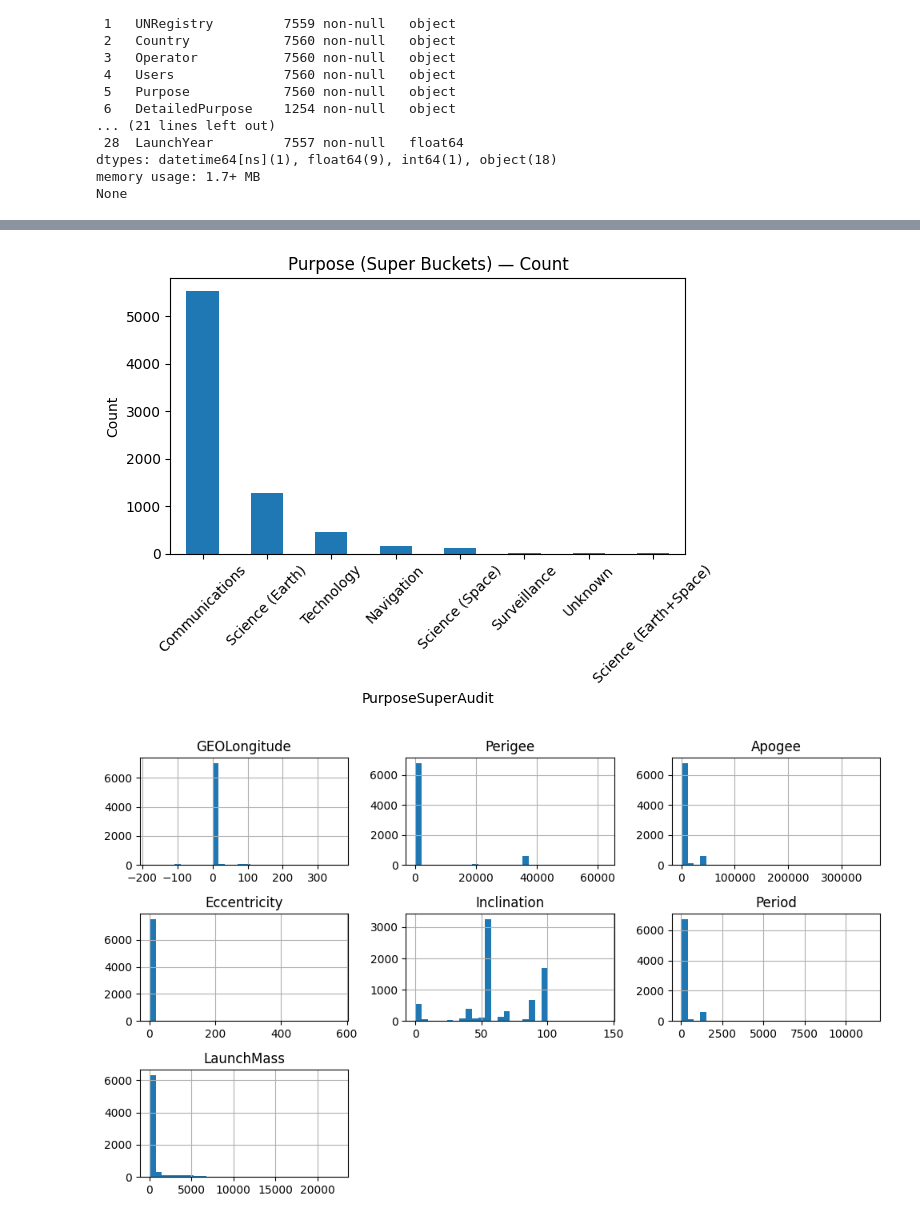
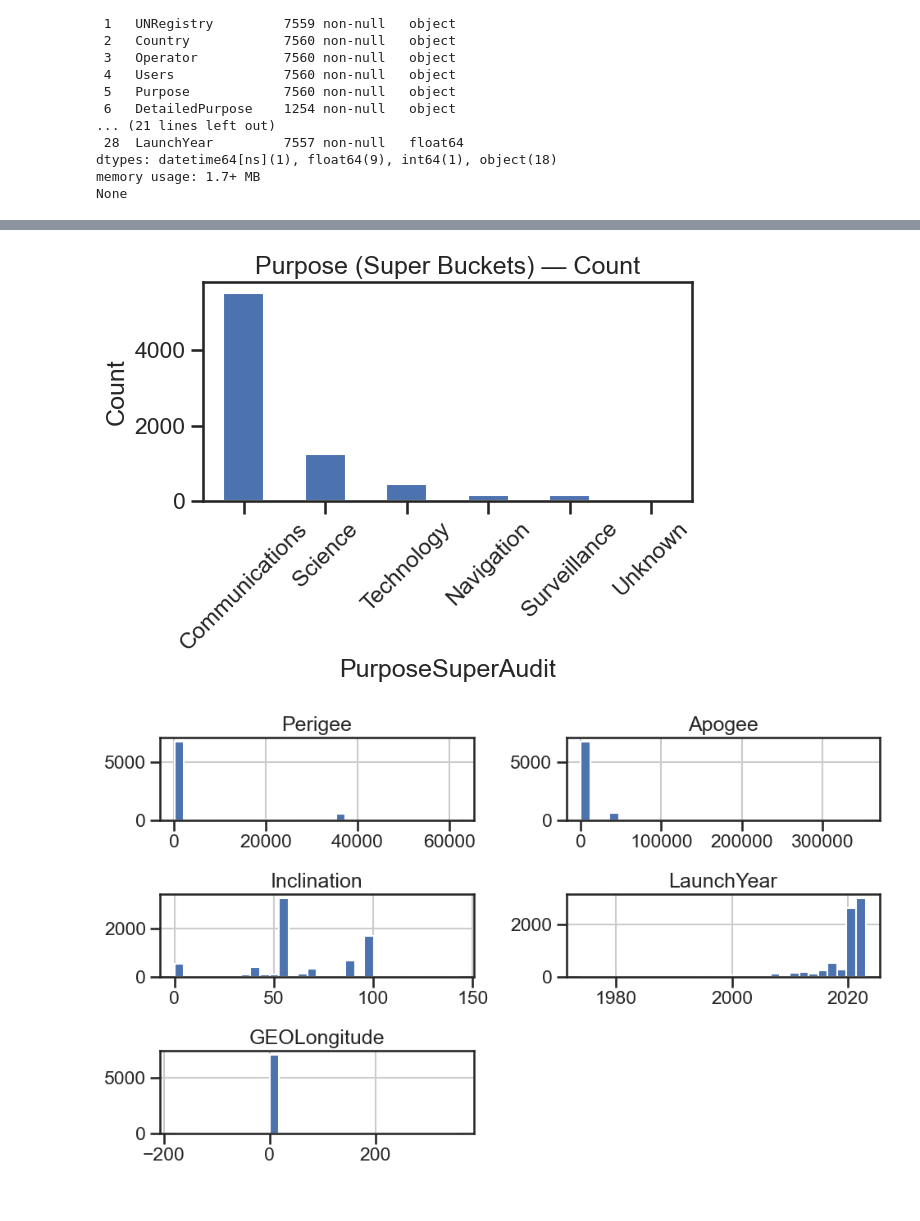
Before and after one commit to CST383-Group7/CST383-30_2254_Satellite_Identity, a Jupyter notebook: satellite_project.ipynb, the cells around one changed output, grey strips where cells are left out. Drawn from its saved outputs; the diff is of its cells as text; code cells hidden in the pictures.

```diff
--- a/satellite_project.ipynb
+++ b/satellite_project.ipynb
@@ -118,8 +183,8 @@ None
 # %%
 target_col = 'Purpose'
 
-num_cols = [c for c in ['GEOLongitude','Perigee','Apogee','Eccentricity','Inclination','Period','LaunchMass'] if c in df.columns]
-cat_cols = [c for c in ['OrbitClass'] if c in df.columns]
+num_cols = [c for c in ['Perigee','Apogee','Inclination','LaunchYear','GEOLongitude'] if c in df.columns]
+cat_cols = [c for c in ['OrbitClass','Users','Country','LaunchSite','Operator'] if c in df.columns]
 
 # Drop rows missing Purpose
 dfm = df.dropna(subset=[target_col]).copy()
@@ -136,8 +201,9 @@ dfm[target_col] = (
 dfm[target_col] = dfm[target_col].str.title()
 
 # Old buckets
+print("\nOld Buckets")
 print(dfm[target_col].value_counts().head(50))
-
+print(dfm['DetailedPurpose'].value_counts().head(50))
 # Combine purposes and remove redundant labels (Eg. Space Science & Space Observation)
 def map_purpose_science_style(p):
     s = str(p).lower().strip()
@@ -161,12 +227,14 @@ def map_purpose_science_style(p):
     space_flag = any(k in s for k in ["space science", "space observation"])
     earth_flag = any(k in s for k in ["earth observation", "earth science", "meteorolog", "earth/space observation"])
 
-    if earth_flag and space_flag:
-        return "Science (Earth+Space)"
-    if earth_flag:
-        return "Science (Earth)"
-    if space_flag:
-        return "Science (Space)"
+    # Since the science purposes for Earth is low, just combine all into Science
+
+    if earth_flag or space_flag:
+        return "Science"
+    # if earth_flag:
+    #     return "Science (Earth)"
+    # if space_flag:
+    #     return "Science (Space)"
 
     if "unknown" in s:
         return "Unknown"
@@ -175,7 +243,12 @@ def map_purpose_science_style(p):
 dfm["PurposeSuperAudit"] = dfm["Purpose"].apply(map_purpose_science_style)
 
 # New buckets
+print("\nNew Buckets")
 print(dfm["PurposeSuperAudit"].value_counts())
 
 dfm.loc[dfm["PurposeSuperAudit"]=="Other", ["Purpose"]].value_counts().head(20)
+
+print(cat_cols)
+for cat in cat_cols:
+    print(f"\n{dfm[cat].value_counts()}")
 # %% [output]
@@ -281,11 +479,22 @@ plt.tight_layout(); plt.show()
 # %%
 # Class counts bar chart
 dfm["PurposeSuperAudit"].value_counts().plot(kind="bar", rot=45)
 plt.title("Purpose (Super Buckets) — Count"); plt.ylabel("Count"); plt.tight_layout(); plt.show()
 
 # Histograms for key numerics
 dfm[num_cols].hist(bins=30, figsize=(10,6))
 plt.tight_layout(); plt.show()
+
+
+if 'OrbitClass' in plot_df.columns:
+    sns.displot(
+        data=plot_df.dropna(subset=['Perigee']),
+        x='Perigee', hue=target_col, col='OrbitClass',
+        kind='hist', bins=40, multiple='layer', stat='density',
+        common_bins=True, common_norm=False, col_wrap=3
+    ).set(xscale='log')  # log helps for Perigee/Apogee
+    plt.suptitle('Perigee distribution by OrbitClass and Purpose', y=1.02)
+    plt.show()
 # %% [output]
-[figure, old version]
+[figure, new version]
-[figure, old version]
+[figure, new version]
```
Also changed, not shown: parts of 9 cells of this notebook, 2 other files.
